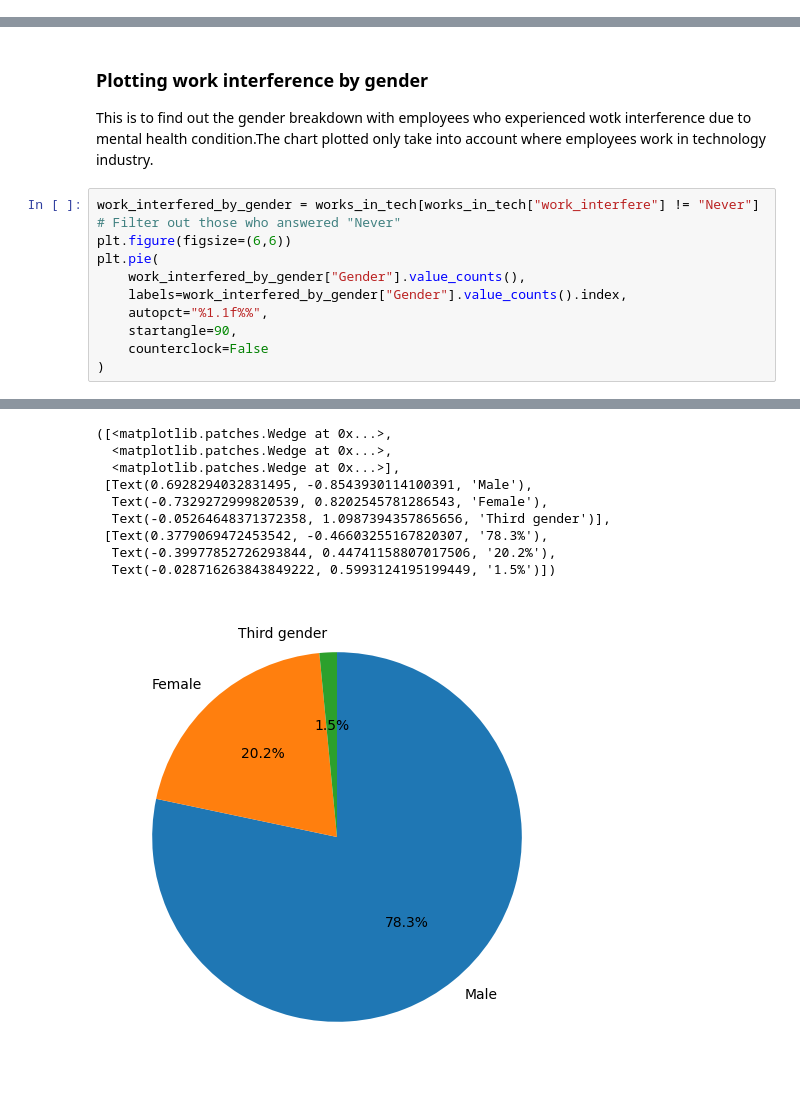
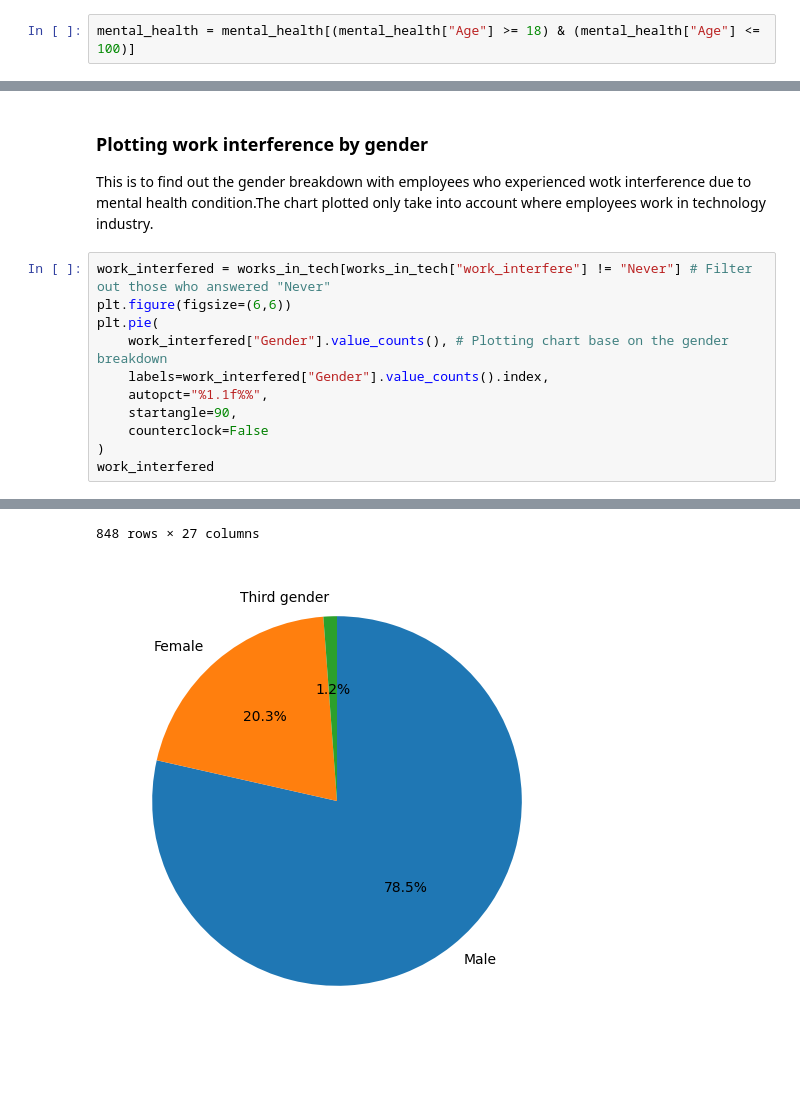
Before and after one commit to edmundlemon/mental_health_data_analysis, a Jupyter notebook: assignment.ipynb, the cells around one changed output, grey strips where cells are left out. Saved outputs shown, nothing was run; the diff lists cells and outputs as text.

```diff
--- a/assignment.ipynb
+++ b/assignment.ipynb
@@ -105,3 +108,5 @@ mental_health
+# %%
+mental_health = mental_health[(mental_health["Age"] >= 18) & (mental_health["Age"] <= 100)]
 # %% [markdown]
 ### Plotting Charts for employees experiencing work interference with mental health condition
 Pie chart is selected to visualize the breakdown percentage for each reported work interference
@@ -135,13 +140,14 @@ plt.pie(
 ### Plotting work interference by gender
 This is to find out the gender breakdown with employees who experienced wotk interference due to mental health condition.The chart plotted only take into account where employees work in technology industry.
 # %%
-work_interfered_by_gender = works_in_tech[works_in_tech["work_interfere"] != "Never"] # Filter out those who answered "Never"
+work_interfered = works_in_tech[works_in_tech["work_interfere"] != "Never"] # Filter out those who answered "Never"
 plt.figure(figsize=(6,6))
 plt.pie(
-	work_interfered_by_gender["Gender"].value_counts(),
-	labels=work_interfered_by_gender["Gender"].value_counts().index,
+	work_interfered["Gender"].value_counts(), # Plotting chart base on the gender breakdown
+	labels=work_interfered["Gender"].value_counts().index,
 	autopct="%1.1f%%",
 	startangle=90,
 	counterclock=False
 )
+work_interfered
 # %% [output]
@@ -148,11 +166,3 @@ plt.pie(
-([<matplotlib.patches.Wedge at 0x...>,
-  <matplotlib.patches.Wedge at 0x...>,
-  <matplotlib.patches.Wedge at 0x...>],
- [Text(0.6928294032831495, -0.8543930114100391, 'Male'),
-  Text(-0.7329272999820539, 0.8202545781286543, 'Female'),
-  Text(-0.05264648371372358, 1.0987394357865656, 'Third gender')],
- [Text(0.3779069472453542, -0.46603255167820307, '78.3%'),
-  Text(-0.39977852726293844, 0.44741158807017506, '20.2%'),
-  Text(-0.028716263843849222, 0.5993124195199449, '1.5%')])
+848 rows × 27 columns
-[figure, old version]
+[figure, new version]
 # %%
```
Also changed, not shown: parts of 4 cells of this notebook.
